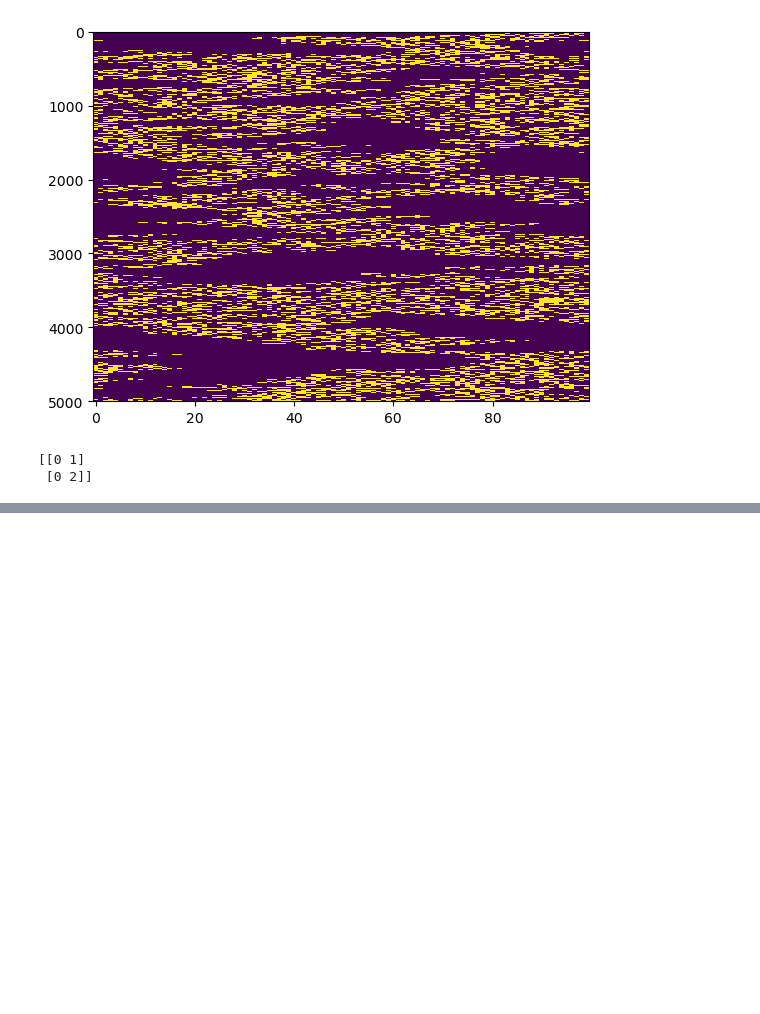
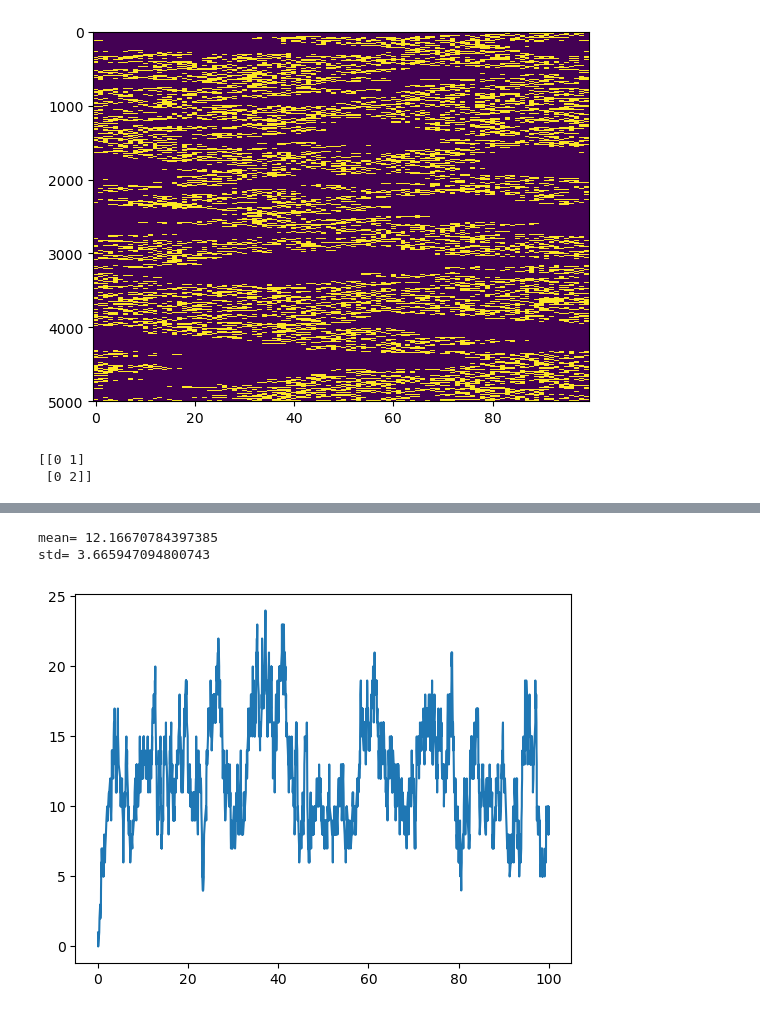
Before and after one commit to SSBNS/Complex_physics_SSBNS, a Jupyter notebook: Exercises.ipynb, the cells around one changed output, grey strips where cells are left out. Cells and saved outputs as stored; diff of their text form; code cells hidden in the pictures; blank space fills up the shorter version.

```diff
--- a/Exercises.ipynb
+++ b/Exercises.ipynb
@@ -437,0 +498,10 @@ plt.show()
+# %%
+plt.plot(t_list,x_list)
+mean = np.sum(dt_list*x_list[1:])/np.sum(dt_list)
+var = np.sum(dt_list*(x_list[1:]-mean)**2)/np.sum(dt_list)
+print("mean=",mean)
+print("std=",np.sqrt(var))
+# %% [output]
+mean= 12.16670784397385
+std= 3.665947094800743
+[figure, added]
```
Also changed, not shown: parts of 19 cells of this notebook, 1 other file.
